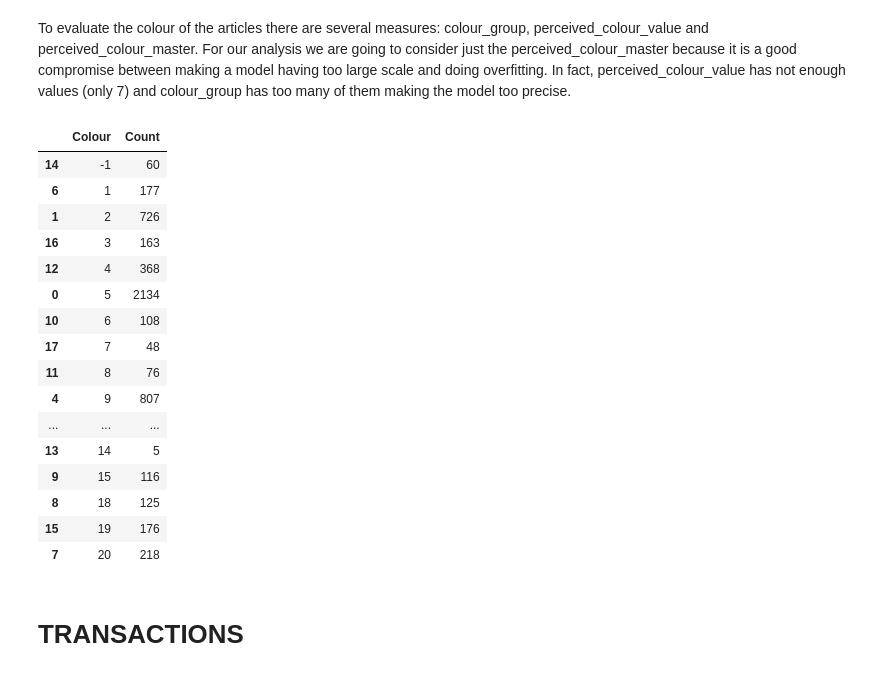
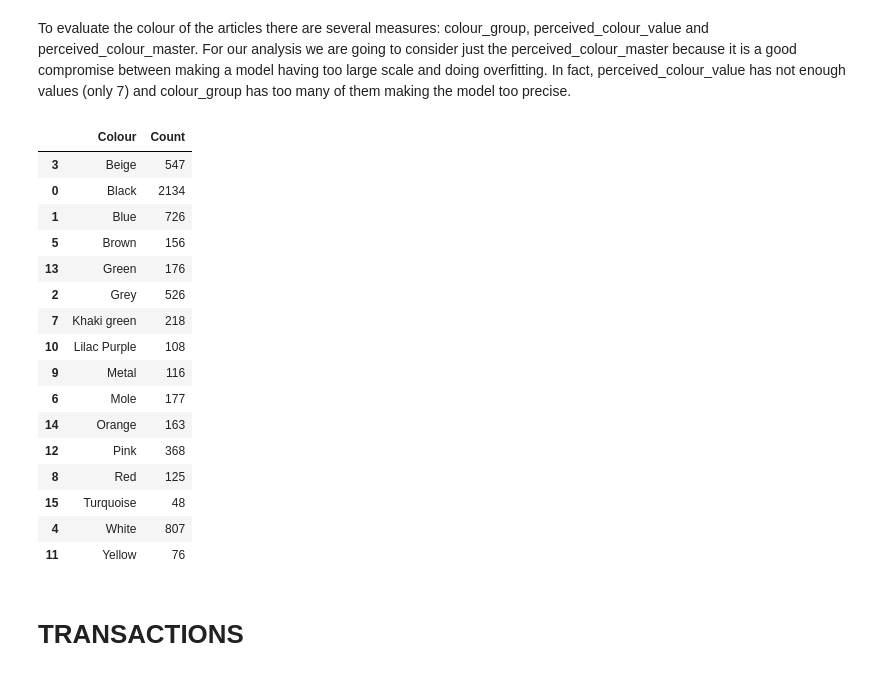
Before and after one commit to alessiabresolin/275601, a Jupyter notebook: project.ipynb, the cells around one changed output. Saved outputs shown, nothing was run; the diff lists cells and outputs as text; code cells hidden in the pictures.

```diff
--- a/project.ipynb
+++ b/project.ipynb
@@ -430,30 +433,32 @@ Clean Lingerie's department has the biggest number of unknown items.
 To evaluate the colour of the articles there are several measures: colour_group, perceived_colour_value and perceived_colour_master. For our analysis we are going to consider just the perceived_colour_master because it is a good compromise between making a model having too large scale and doing overfitting. In fact, perceived_colour_value has not enough values (only 7) and colour_group has too many of them making the model too precise.
 # %%
 from collections import Counter
-article_colour = Counter(articles['perceived_colour_master'])
+article_colour = Counter(articles['perceived_colour_master_name'])
+del article_colour['Unknown']
+del article_colour['undefined']
 
 article_colour_df = pd.DataFrame([article_colour]).T.reset_index()
 article_colour_df.columns = ['Colour', 'Count']
-article_colour_df = article_color_df.sort_values(by='Colour')
+article_colour_df = article_colour_df.sort_values(by='Colour')
 article_colour_df
 # %% [output]
 |  | Colour | Count |
-| 14 | -1 | 60 |
-| 6 | 1 | 177 |
-| 1 | 2 | 726 |
-| 16 | 3 | 163 |
-| 12 | 4 | 368 |
-| 0 | 5 | 2134 |
-| 10 | 6 | 108 |
-| 17 | 7 | 48 |
-| 11 | 8 | 76 |
-| 4 | 9 | 807 |
-| ... | ... | ... |
-| 13 | 14 | 5 |
-| 9 | 15 | 116 |
-| 8 | 18 | 125 |
-| 15 | 19 | 176 |
-| 7 | 20 | 218 |
+| 3 | Beige | 547 |
+| 0 | Black | 2134 |
+| 1 | Blue | 726 |
+| 5 | Brown | 156 |
+| 13 | Green | 176 |
+| 2 | Grey | 526 |
+| 7 | Khaki green | 218 |
+| 10 | Lilac Purple | 108 |
+| 9 | Metal | 116 |
+| 6 | Mole | 177 |
+| 14 | Orange | 163 |
+| 12 | Pink | 368 |
+| 8 | Red | 125 |
+| 15 | Turquoise | 48 |
+| 4 | White | 807 |
+| 11 | Yellow | 76 |
 # %%
 from collections import Counter
 article_colour2 = Counter(articles['colour_group'])
```
Also changed, not shown: parts of 20 cells of this notebook.
